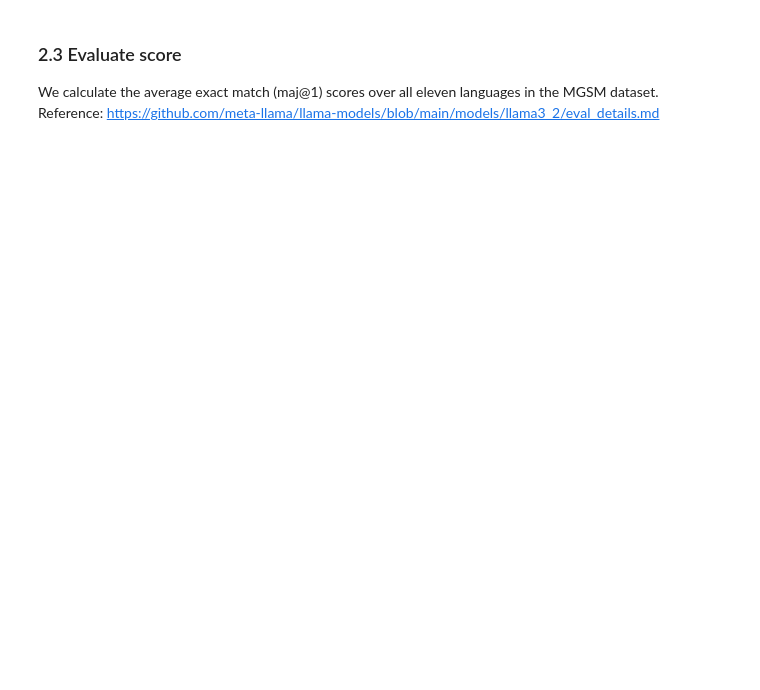
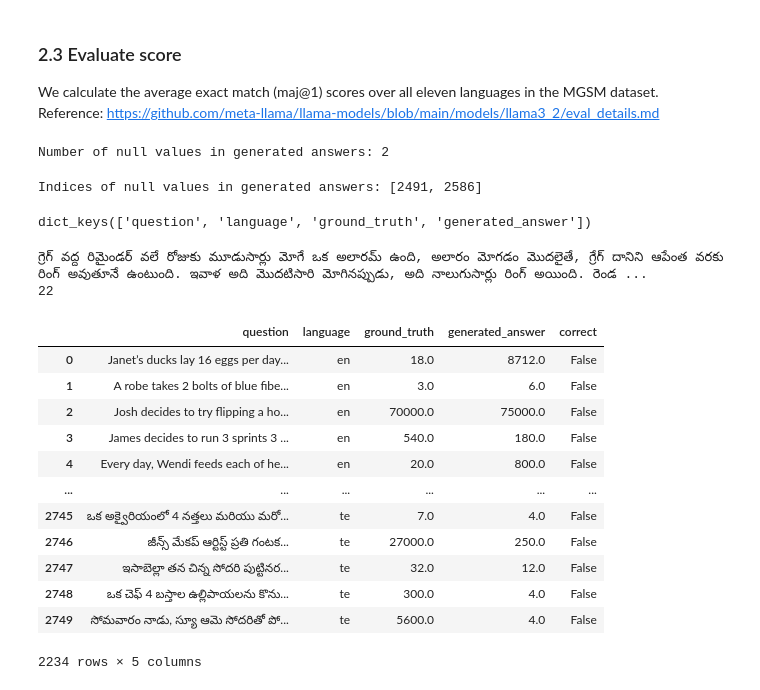
Before and after one commit to cayasryan/Cayas-AI-231, a Jupyter notebook: machine_exers/ME4/CAYAS_ME4.ipynb, the cells around one changed output. Cells and saved outputs as stored; diff of their text form; code cells hidden in the pictures; blank space fills up the shorter version.

Commit message:
ME4: inference on MGSM dataset

```diff
--- a/machine_exers/ME4/CAYAS_ME4.ipynb
+++ b/machine_exers/ME4/CAYAS_ME4.ipynb
@@ -460,6 +549,44 @@ with open(results_file, "w") as f:
 
 We calculate the average exact match (maj@1) scores over all eleven languages in the MGSM dataset. \
 Reference: https://github.com/meta-llama/llama-models/blob/main/models/llama3_2/eval_details.md
+# %%
+# Check null values in generated answers
+null_values = results_mgsm['generated_answer'].count('')
+print(f"Number of null values in generated answers: {null_values}")
+# %% [output]
+Number of null values in generated answers: 2
+# %%
+# Find index in results_mgsm generated answer with null values
+null_indices = [idx for idx, value in enumerate(results_mgsm['generated_answer']) if value == '']
+print(f"Indices of null values in generated answers: {null_indices}")
+# %% [output]
+Indices of null values in generated answers: [2491, 2586]
+# %%
+results_mgsm.keys()
+# %% [output]
+dict_keys(['question', 'language', 'ground_truth', 'generated_answer'])
+# %%
+print(results_mgsm['question'][null_indices[1]])
+print(results_mgsm['ground_truth'][null_indices[1]])
+# %% [output]
+గ్రెగ్ వద్ద రిమైండర్ వలే రోజుకు మూడుసార్లు మోగే ఒక అలారమ్ ఉంది, అలారం మోగడం మొదలైతే, గ్రేగ్ దానిని ఆపేంత వరకు రింగ్ అవుతూనే ఉంటుంది. ఇవాళ అది మొదటిసారి మోగినప్పుడు, అది నాలుగుసార్లు రింగ్ అయింది. రెండ ...
+22
+# %%
+results_df[results_df['correct'] == 0]
+# %% [output]
+|  | question | language | ground_truth | generated_answer | correct |
+| 0 | Janet’s ducks lay 16 eggs per day... | en | 18.0 | 8712.0 | False |
+| 1 | A robe takes 2 bolts of blue fibe... | en | 3.0 | 6.0 | False |
+| 2 | Josh decides to try flipping a ho... | en | 70000.0 | 75000.0 | False |
+| 3 | James decides to run 3 sprints 3 ... | en | 540.0 | 180.0 | False |
+| 4 | Every day, Wendi feeds each of he... | en | 20.0 | 800.0 | False |
+| ... | ... | ... | ... | ... | ... |
+| 2745 | ఒక అక్వైరియంలో 4 నత్తలు మరియు మరో... | te | 7.0 | 4.0 | False |
+| 2746 | జీన్స్ మేకప్ ఆర్టిస్ట్ ప్రతి గంటక... | te | 27000.0 | 250.0 | False |
+| 2747 | ఇసాబెల్లా తన చిన్న సోదరి పుట్టినర... | te | 32.0 | 12.0 | False |
+| 2748 | ఒక చెఫ్ 4 బస్తాల ఉల్లిపాయలను కొను... | te | 300.0 | 4.0 | False |
+| 2749 | సోమవారం నాడు, స్యూ ఆమె సోదరితో పో... | te | 5600.0 | 4.0 | False |
+2234 rows × 5 columns
 # %%
 output_dir = "outputs"
 results_var_name = "results_mgsm"
```
Also changed, not shown: parts of 9 cells of this notebook, 4 other files.
